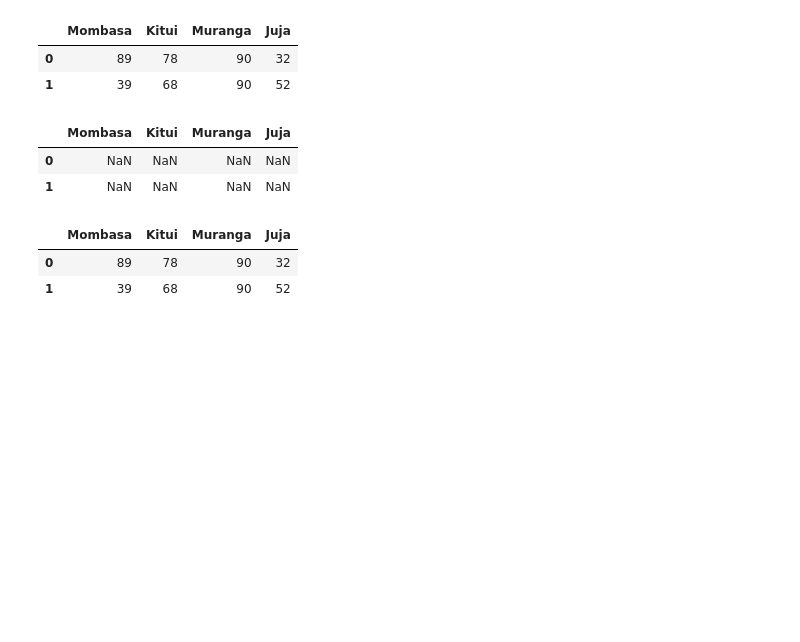
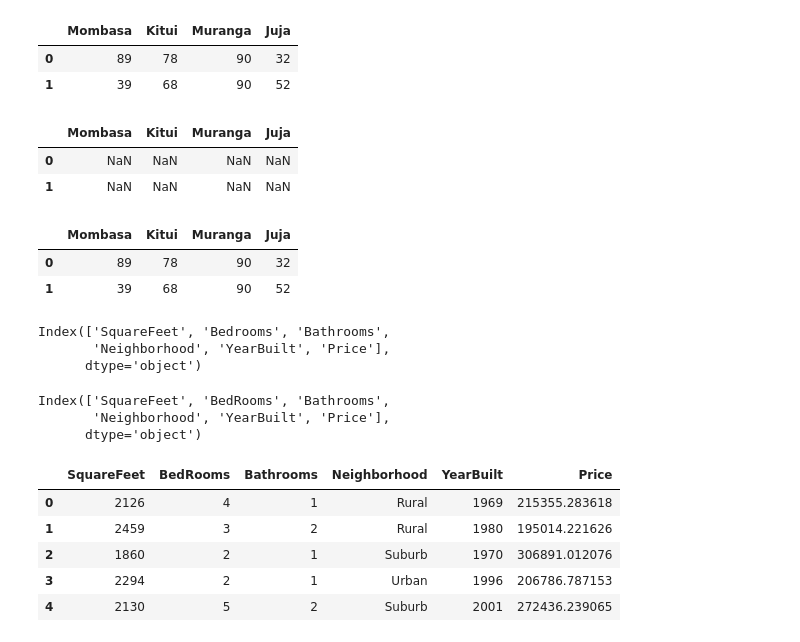
Before and after one commit to Sospeter-Wainaina/DataEngineering, a Jupyter notebook: Python/Pandas/Introduction to Pandas.ipynb, the cells around one changed output. Drawn from its saved outputs; the diff is of its cells as text; code cells hidden in the pictures; blank space fills up the shorter version.

```diff
--- a/Python/Pandas/Introduction to Pandas.ipynb
+++ b/Python/Pandas/Introduction to Pandas.ipynb
@@ -597,0 +598,6 @@ df = pd.read_csv("")
+# %%
+df.columns
+# %% [output]
+Index(['SquareFeet', 'Bedrooms', 'Bathrooms',
+       'Neighborhood', 'YearBuilt', 'Price'],
+      dtype='object')
@@ -597,0 +606,15 @@ df = pd.read_csv("")
+# %%
+df.columns
+# %% [output]
+Index(['SquareFeet', 'BedRooms', 'Bathrooms',
+       'Neighborhood', 'YearBuilt', 'Price'],
+      dtype='object')
+# %%
+df.head()
+# %% [output]
+|  | SquareFeet | BedRooms | Bathrooms | Neighborhood | YearBuilt | Price |
+| 0 | 2126 | 4 | 1 | Rural | 1969 | 215355.283618 |
+| 1 | 2459 | 3 | 2 | Rural | 1980 | 195014.221626 |
+| 2 | 1860 | 2 | 1 | Suburb | 1970 | 306891.012076 |
+| 3 | 2294 | 2 | 1 | Urban | 1996 | 206786.787153 |
+| 4 | 2130 | 5 | 2 | Suburb | 2001 | 272436.239065 |
```
Also changed, not shown: parts of 6 cells of this notebook.
